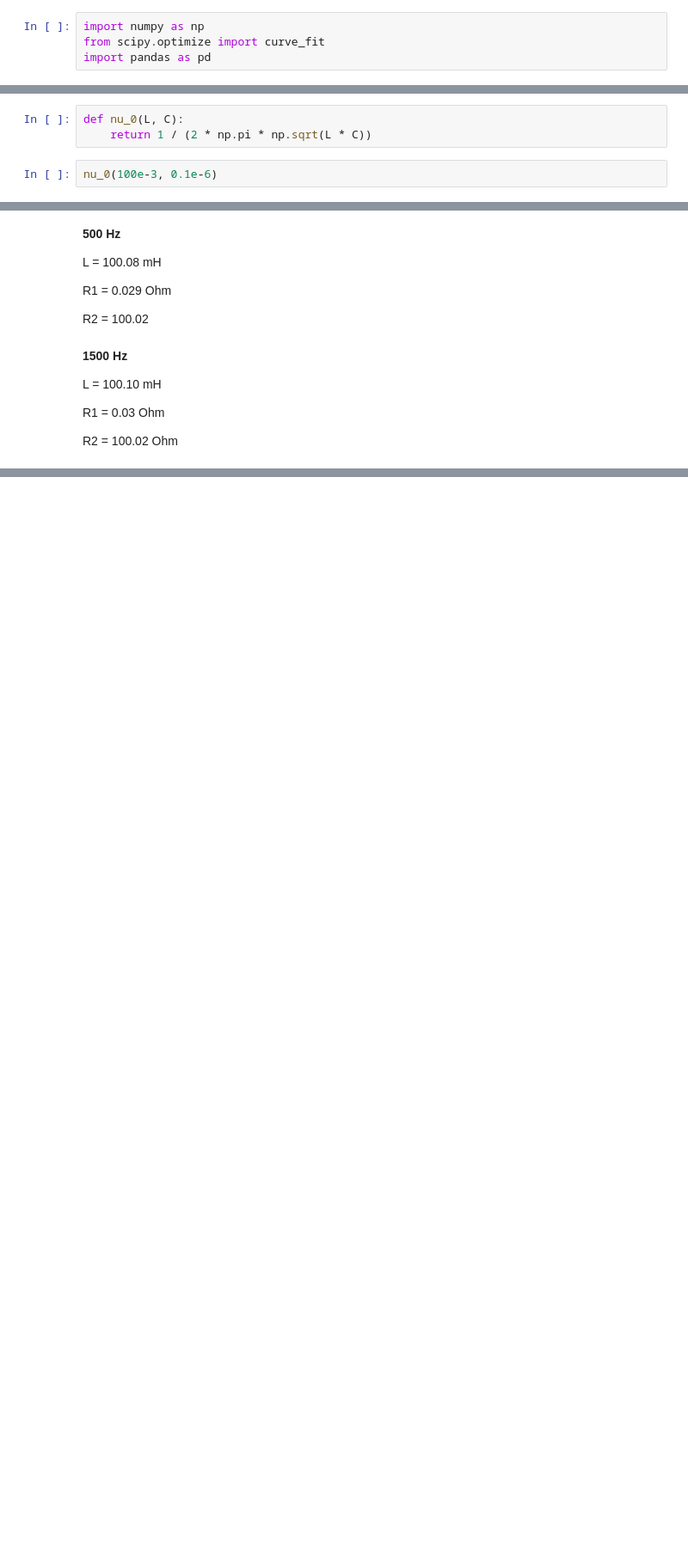
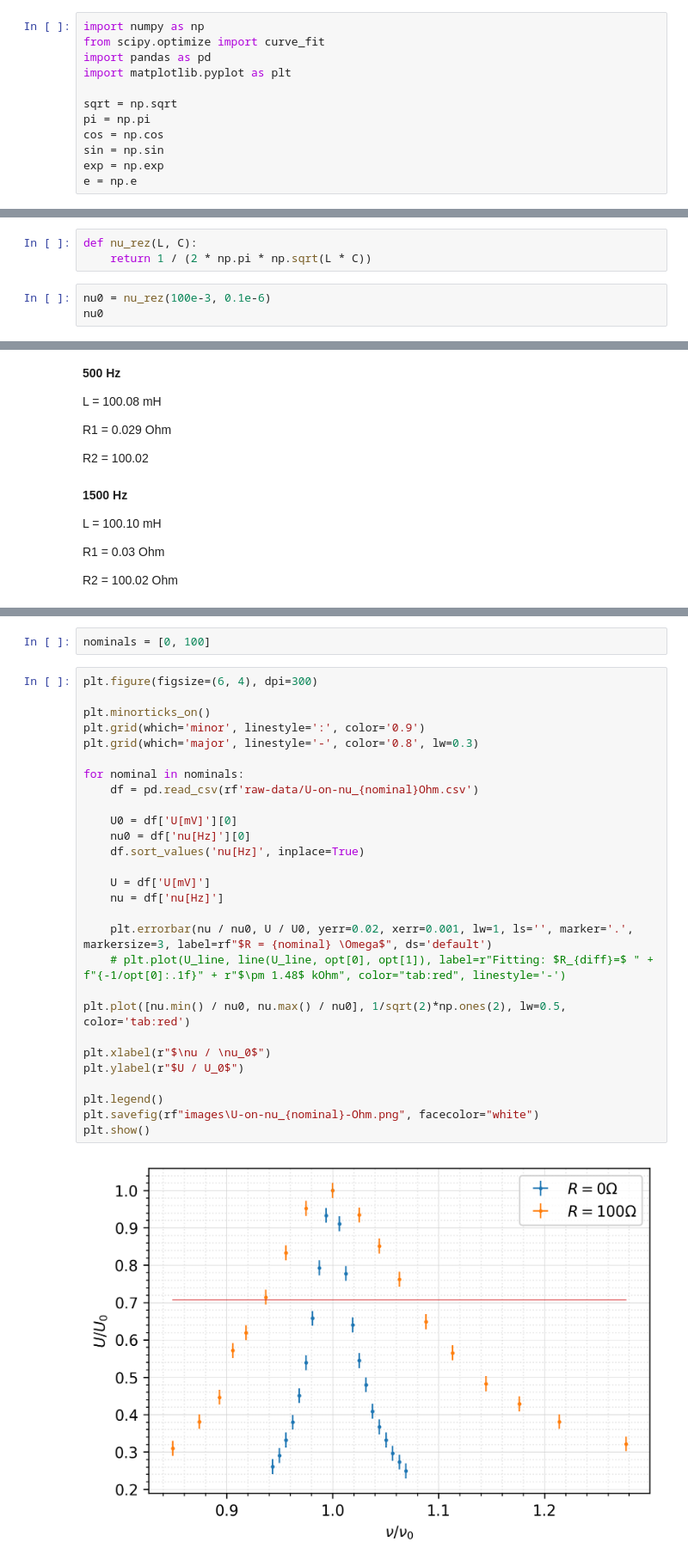
Before and after one commit to gleblug/experiment-automation, a Jupyter notebook: 3.2.5-oscillating-circuit/processing.ipynb, the cells around one changed output, grey strips where cells are left out. Shown at 86% size. Cells and saved outputs as stored; diff of their text form; blank space fills up the shorter version.

Commit message:
Data processing

```diff
--- a/3.2.5-oscillating-circuit/processing.ipynb
+++ b/3.2.5-oscillating-circuit/processing.ipynb
@@ -2,15 +2,24 @@
 import numpy as np
 from scipy.optimize import curve_fit
 import pandas as pd
+import matplotlib.pyplot as plt
+
+sqrt = np.sqrt
+pi = np.pi
+cos = np.cos
+sin = np.sin
+exp = np.exp
+e = np.e
 # %% [markdown]
 #### Резонансная частота
 # %% [markdown]
 $\nu_0 = \dfrac{1}{2\pi\sqrt{LC}}$
 # %%
-def nu_0(L, C):
+def nu_rez(L, C):
     return 1 / (2 * np.pi * np.sqrt(L * C))
 # %%
-nu_0(100e-3, 0.1e-6)
+nu0 = nu_rez(100e-3, 0.1e-6)
+nu0
 # %% [output]
 1591.5494309189535
 # %% [markdown]
@@ -131,0 +138,32 @@ R2 = 100.02 Ohm
+# %%
+nominals = [0, 100]
+# %%
+plt.figure(figsize=(6, 4), dpi=300)
+
+plt.minorticks_on()
+plt.grid(which='minor', linestyle=':', color='0.9')
+plt.grid(which='major', linestyle='-', color='0.8', lw=0.3)
+
+for nominal in nominals:
+    df = pd.read_csv(rf'raw-data/U-on-nu_{nominal}Ohm.csv')
+
+    U0 = df['U[mV]'][0]
+    nu0 = df['nu[Hz]'][0]
+    df.sort_values('nu[Hz]', inplace=True)
+
+    U = df['U[mV]']
+    nu = df['nu[Hz]']
+
+    plt.errorbar(nu / nu0, U / U0, yerr=0.02, xerr=0.001, lw=1, ls='', marker='.', markersize=3, label=rf"$R = {nominal} \Omega$", ds='default')
+    # plt.plot(U_line, line(U_line, opt[0], opt[1]), label=r"Fitting: $R_{diff}=$ " + f"{-1/opt[0]:.1f}" + r"$\pm 1.48$ kOhm", color="tab:red", linestyle='-')
+
+plt.plot([nu.min() / nu0, nu.max() / nu0], 1/sqrt(2)*np.ones(2), lw=0.5, color='tab:red')
+
+plt.xlabel(r"$\nu / \nu_0$")
+plt.ylabel(r"$U / U_0$")
+
+plt.legend()
+plt.savefig(rf"images\U-on-nu_{nominal}-Ohm.png", facecolor="white")
+plt.show()
+# %% [output]
+[figure, added]
```
Also changed, not shown: parts of 36 cells of this notebook, 2 other files.
